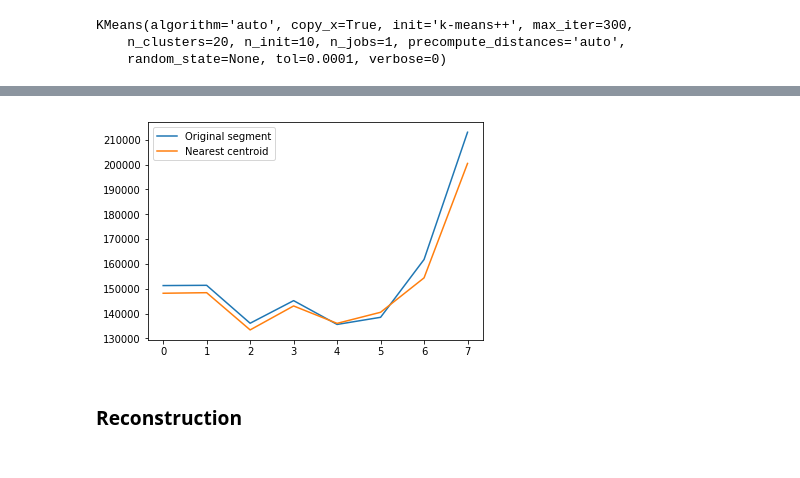
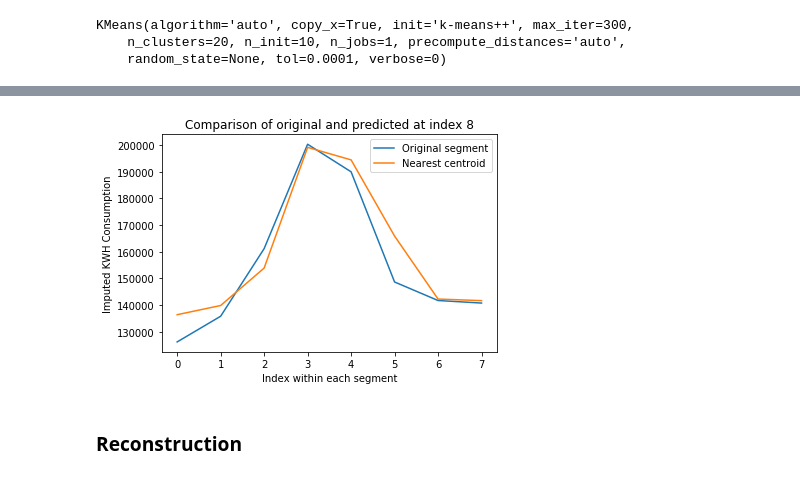
Before and after one commit to jasonfeiwang/Anomaly-Detectors, a Jupyter notebook: src/TS_clustering.ipynb, the cells around one changed output, grey strips where cells are left out. Cells and saved outputs as stored; diff of their text form; code cells hidden in the pictures.

Commit message:
updated clustering parameters

```diff
--- a/src/TS_clustering.ipynb
+++ b/src/TS_clustering.ipynb
@@ -149,22 +136,21 @@ test_segments = sliding_chunker(
 # %%
 centroids = clusterer.cluster_centers_
 
-segment = np.copy(test_segments[0])
-# remember, the clustering was set up using the windowed data
-# so to find a match, we should also window our search key
-# windowed_segment = segment * window
+segment = np.copy(test_segments[16])
 # predict() returns a list of centres to cope with the possibility of multiple
 # samples being passed
-nearest_centroid_idx = clusterer.predict(test_segments[0].reshape(1,-1))[0]
+nearest_centroid_idx = clusterer.predict(test_segments[16].reshape(1,-1))[0]
 nearest_centroid = np.copy(centroids[nearest_centroid_idx])
 plt.figure()
 plt.plot(segment, label="Original segment");
-#plt.plot(windowed_segment, label="Windowed segment")
 plt.plot(nearest_centroid, label="Nearest centroid");
+plt.title('Comparison of original and predicted at index 8');
+plt.xlabel('Index within each segment');
+plt.ylabel('Imputed KWH Consumption');
 plt.legend();
 plt.show();
 # %% [output]
-[figure, old version]
+[figure, new version]
 # %% [markdown]
 ### Reconstruction
 # %%
```
Also changed, not shown: parts of 16 cells of this notebook.
